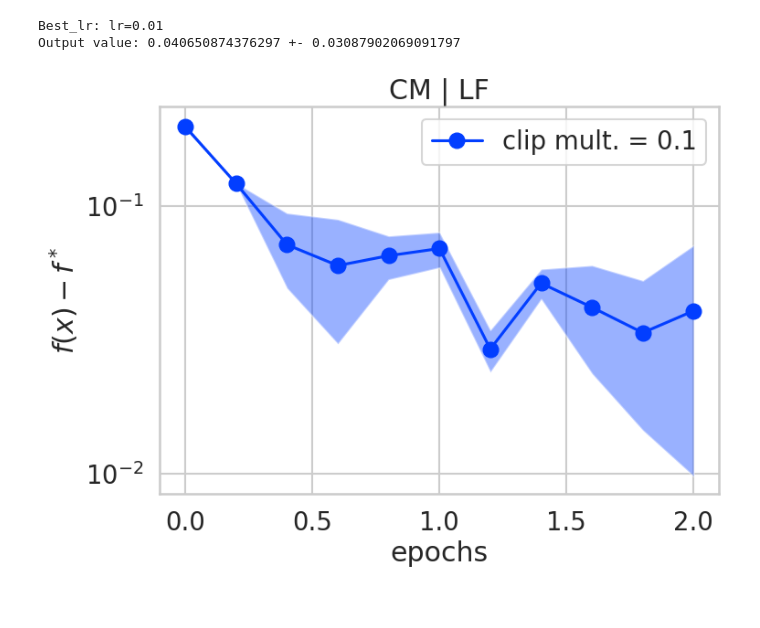
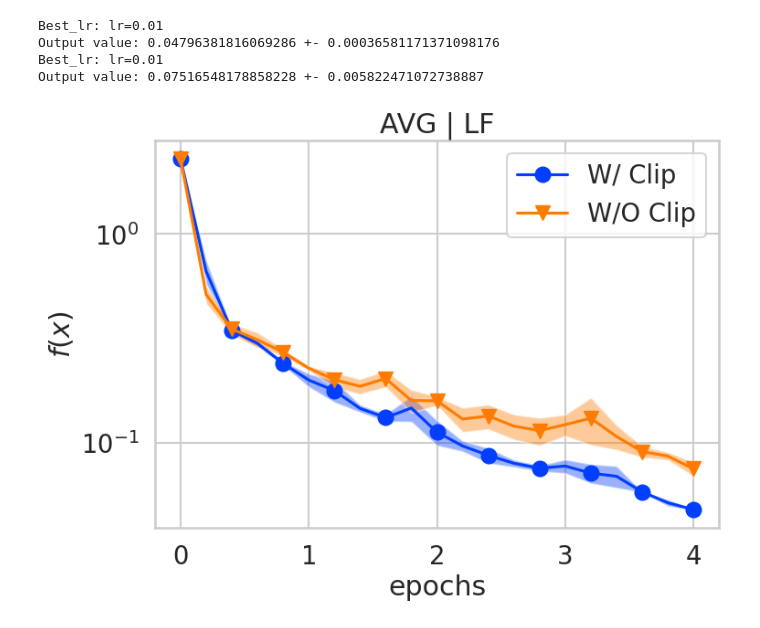
Before and after one commit to SamuelHorvath/VR_Byzantine, a Jupyter notebook: notebooks/process_results.ipynb, the cells around one changed output. Drawn from its saved outputs; the diff is of its cells as text; code cells hidden in the pictures.

```diff
--- a/notebooks/process_results.ipynb
+++ b/notebooks/process_results.ipynb
@@ -35,24 +35,31 @@ def get_exps(attack):
         exps.append(exp)
     return exps
 # %%
-min_value = 0.48710015416145325  # 0.39699700474739075 for w8a
+# min_value = 0.48710015416145325  # 0.39699700474739075 for w8a
+min_value = 0.
 
-run_id = "a9a_full"
+run_id = "MNIST_non_iid"
+# train_metric = False
+# metric = 'top1'
+# kind = 'test_top1'
+
 train_metric = True
 metric = 'loss'
 kind = 'train_loss'
 
-outputs_dir = '../outputs'
+outputs_dir = '../outputs/mnist_outputs/outputs'
 
-model_s = ['marina']
-agg_s = ['cm', 'cm', 'cm', 'cm', 'cm']
-bucketing_s = [2, 2, 2, 2, 2]
+model_s = ['mom_sgd'] * 5
+agg_s = ['avg'] * 5
+bucketing_s = [0] * 5
 partial_participation_s = [True, True, True, True, True]
 partial_participation_ratio_s = [0.2, 0.2, 0.2, 0.2, 0.2]
 # clip_update_s = [True, True, True, True]
-clip_update_s = [True, True, True, True, False]
+# clip_update_s = [True, True, True, True, False]
+clip_update_s = [True, False]
 
-clip_mult_s = [0.1, 0.1, 1.0, 10., None]
+# clip_mult_s = [0.1, 1., 10., 100., None]
+clip_mult_s = [1., None]
 
 attack = 'LF' # ['NA', 'BF', 'LF', 'ALIE', 'IPM', 'SHB']
 
@@ -60,22 +67,25 @@ attack = 'LF' # ['NA', 'BF', 'LF', 'ALIE', 'IPM', 'SHB']
 compression = 'none'
 
 # legend = [r'$\sf{Byz}$-$\sf{VR}$-$\sf{MARINA}$-$\sf{PP}$', r'$\sf{Byz}$-$\sf{VR}$-$\sf{MARINA}$', r'$\sf{BR}$-$\sf{SGD}$']
-legend = [f"clip mult. = {cl_mult}" for cl_mult in clip_mult_s]
+# legend = [f"clip mult. = {cl_mult}" for cl_mult in clip_mult_s]
 
 # legend = ['Partial (20% clients)', 'Full']
+legend = ['W/ Clip', 'W/O Clip']
 # %%
 exps = get_exps(attack)
 
 plot(
     exps, kind,
     log_scale=True, legend=legend,
     file=f'{run_id}_comp={compression}_agg={agg_s[0]}_attack_{attack}_clip_sensitivity',
-    x_label='epochs', y_label=r'$f(x) - f^*$',
+    x_label='epochs', y_label=r'$f(x)$',
     min_value=min_value,
     title= f"{agg_s[0].upper()} | {attack}",
     # bottom=0.5*1e-7
 )
 # %% [output]
 Best_lr: lr=0.01
-Output value: 0.040650874376297 +- 0.03087902069091797
+Output value: 0.04796381816069286 +- 0.00036581171371098176
+Best_lr: lr=0.01
+Output value: 0.07516548178858228 +- 0.005822471072738887
-[figure, old version]
+[figure, new version]
```
Also changed, not shown: 2 other files.
